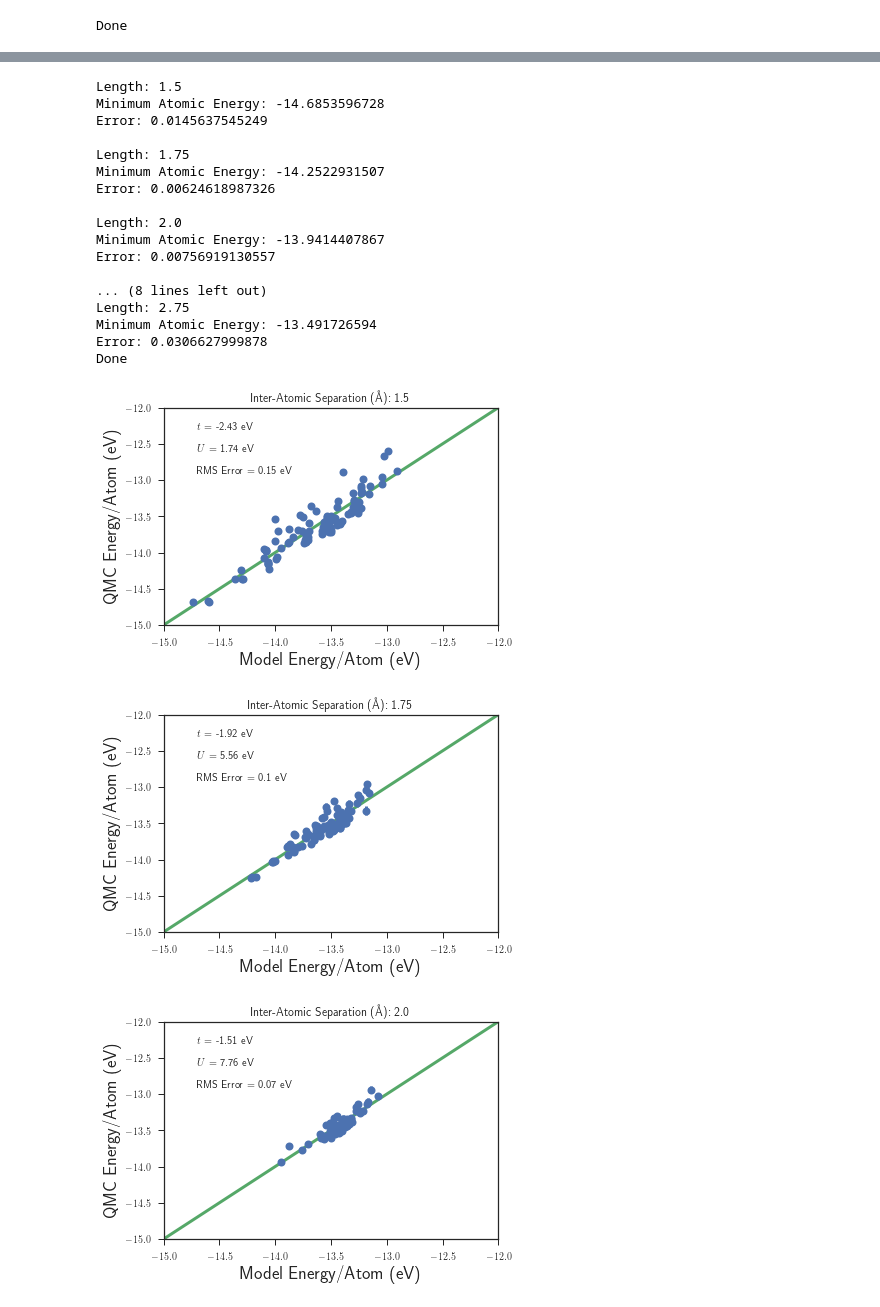
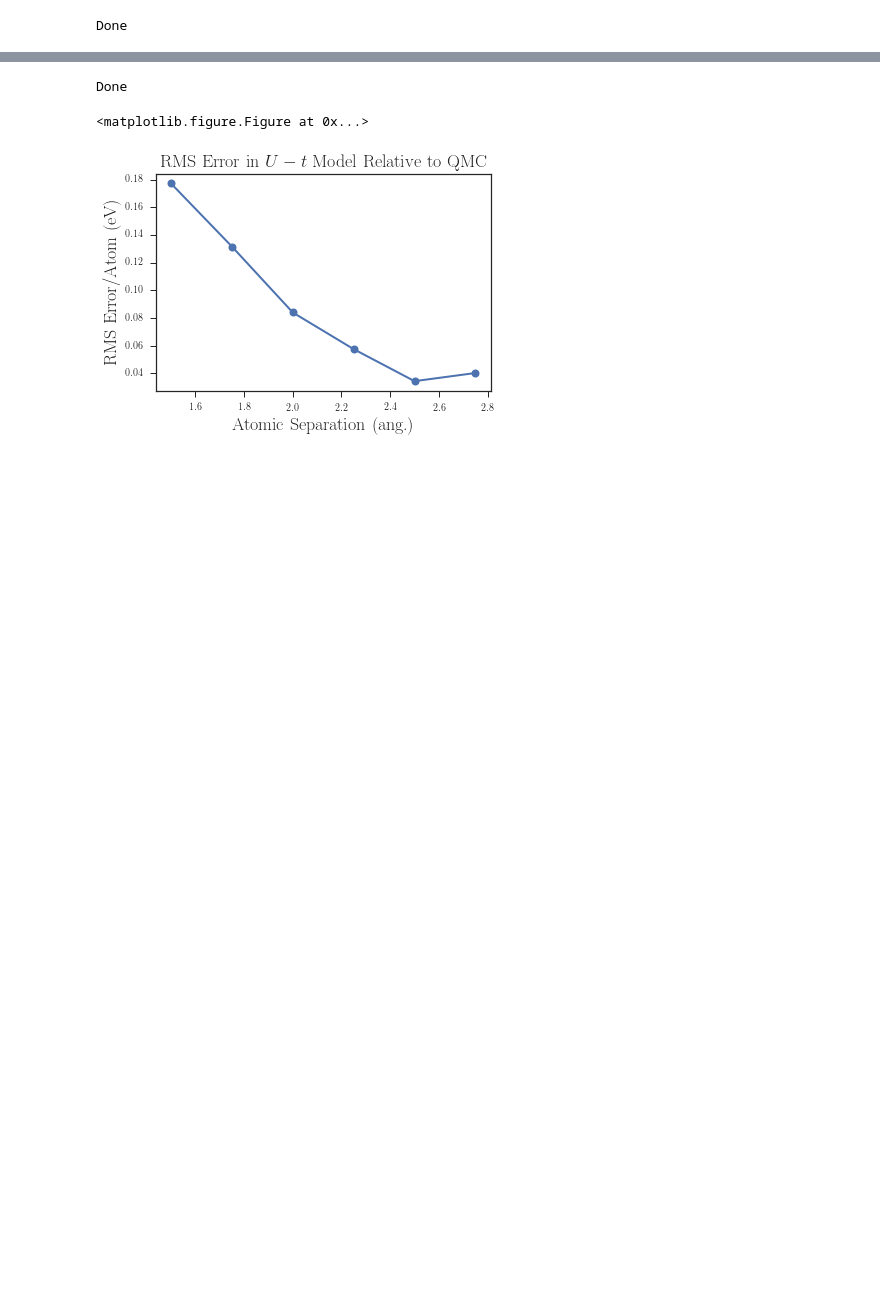
Before and after one commit to hiteshjc/Downfolding, a Jupyter notebook: hchain_data/kiel/h_chain_combine.ipynb, the cells around one changed output, grey strips where cells are left out. Drawn from its saved outputs; the diff is of its cells as text; code cells hidden in the pictures; blank space fills up the shorter version.

Commit message:
Updated Plotting Script

```diff
--- a/hchain_data/kiel/h_chain_combine.ipynb
+++ b/hchain_data/kiel/h_chain_combine.ipynb
@@ -68,8 +68,9 @@ Len=len(dat['atom'])
 dat = dat.reset_index(drop=True)
 
 L=len(dat['energy'])
+#print(dat)
 
-#############################################################################
+###############################################################################
 
 dat.to_csv('H_chain_data.csv')
 dat.to_pickle('H_chain_data.pkl')
@@ -79,8 +80,8 @@ act_num=10
 print('Act. Pop. Cut-Off: '+np.str(act_num-0.5))
 dat=dat[dat['Act. Pop.'] > act_num-0.5]
 dat=dat[dat['Act. Pop.'] < act_num+0.05]
+dat=dat[dat['energy'] > -5.1]
 print(dat)
-
 
 dat.to_csv('H_chain_data.csv')
 
@@ -107,13 +145,13 @@ Done
 # %%
-#Plot DMC energies vs. model energies
+#Plot RMS error vs. bond length
 
+Natom=10
 from scipy.optimize import least_squares
 evc=27.2114
-Natom=10
 func_choice='pbe'
+#lengths=[1, 1.25, 1.5, 1.75, 2.0]
 lengths=[1.5, 1.75, 2.0, 2.25, 2.5, 2.75]
 dat_func=dat[ dat['functional']==func_choice ]
-
 
 def fun(parms, dum_descrip, E):
     nparm=len(parms)
@@ -134,7 +172,6 @@ def mod_energy(fit_parms, dum_descrip):
 
 filemod=''
 parameters=['Constant', 't', 'Us']
-parm_names=['Constant', 't', 'U']
 
 param_hold=[[] for k in range(len(parameters)-1)]
 
@@ -152,87 +189,41 @@ for ln in range(len(lengths)):
     length=lengths[ln]
     dat_func=dat[ dat['Length']==np.str(length) ]
     descrip=np.zeros((len(dat_func['Constant']), len(parameters)))
     for i,p in enumerate(parameters):
         descrip[:,i]=np.array(dat_func[p])
 
     ab_energy=evc*dat_func['energy']
     ab_err=evc*dat_func['error']
 
     res_lin = least_squares(fun, x0, loss='linear', args=(descrip, ab_energy))
     model_energy = mod_energy(res_lin.x, descrip)
 
     resid=ab_energy-model_energy
     resid=np.array(resid)
     rms=np.sqrt(np.sum(resid**2)/len(resid))
 
     lw=0
     fs=18
     ms=8
 
-    plt.errorbar(np.array(model_energy)/Natom, np.array(ab_energy)/Natom, yerr=np.array(ab_err)/Natom, elinewidth=3, linewidth=lw, marker='o', markersize=ms-2, mew=2)
-
-    plt.plot([100*np.min(model_energy), 0], [100*np.min(model_energy), 0], linewidth=lw+3)
-    imin=ab_energy.tolist().index(min(ab_energy.tolist()))
-    print('')
-    print('Length: '+np.str(length))
-    print('Minimum Atomic Energy: '+np.str(np.array(ab_energy)[imin]/Natom))
-    print('Error: '+np.str(np.array(ab_err)[imin]/Natom))
-    plt.xlabel('Model Energy/Atom (eV)', fontsize=fs)
-    plt.ylabel('QMC Energy/Atom (eV)', fontsize=fs)
-    plt.xlim([-150/Natom, -115/Natom])
-    plt.ylim([-150/Natom, -115/Natom])
-
-
-    plt.title('Inter-Atomic Separation (\AA): '+np.str(length))
-
-    round_num=2
-    capy=0.9
-    for k in range(1, len(parameters)):
-        par_name=np.str(parm_names[k])
-        plt.annotate("$"+par_name+"$ = "+np.str(np.round(res_lin.x[k], round_num))+" eV", xy=(0.1,capy), xycoords='axes fraction', fontsize=10.5)
-        capy-=0.1
-
-    plt.annotate("RMS Error = "+np.str(np.round(rms/Natom, round_num))+" eV", xy=(0.1,capy), xycoords='axes fraction', fontsize=10.5)
     rms_hold.append(rms)
 
     for n in range(len(parameters)-1):
       param_hold[n].append(res_lin.x[n+1])
 
-    plt.savefig('H_chain_fit_model_length'+np.str(length)+'_'+np.str(filemod)+'.png', dpi=200, bbox_inches='tight')
-    plt.savefig('H_chain_fit_model_length'+np.str(length)+'_'+np.str(filemod)+'.pdf', bbox_inches='tight')
+c=1
 
-
-c=len(lengths)+1
-if len(parameters)==3:
-  plt.figure(c)
-  c+=1
-  plt.plot(lengths, np.abs(np.array(param_hold[1])/np.array(param_hold[0])), linewidth=lw+2, marker='o', markersize=ms-2, mew=2)
-  plt.xlabel('Atomic Separation (\AA)', fontsize=fs)
-  plt.ylabel('$U$/$t$ Ratio', fontsize=fs)
-#  plt.title(np.str(parameters[2])+'/'+np.str(parameters[1])+' Ratio vs. Atomic Separatic, H10 Chain, PBE', fontsize=fs)
-  plt.savefig(np.str(parameters[2])+np.str(parameters[1])+'_ratio_vs_separation_h_chain.png', dpi=200, bbox_inches='tight')
-  plt.savefig(np.str(parameters[2])+np.str(parameters[1])+'_ratio_vs_separation_h_chain.pdf', bbox_inches='tight')
-
+plt.figure(c)
+c+=1
+plt.plot(lengths, np.array(rms_hold)/Natom, linewidth=lw+2, marker='o', markersize=ms-2, mew=2)
+plt.xlabel('Atomic Separation (ang.)', fontsize=fs)
+plt.ylabel('RMS Error/Atom (eV)', fontsize=fs)
+plt.title('RMS Error in $U-t$ Model Relative to QMC', fontsize=fs)
+plt.savefig('rms_ut_error_vs_separation_h_chain.pdf', bbox_inches='tight')
+plt.savefig('rms_ut_error_vs_separation_h_chain.png', bbox_inches='tight')
 
 print('Done')
 # %% [output]
-Length: 1.5
-Minimum Atomic Energy: -14.6853596728
-Error: 0.0145637545249
-
-Length: 1.75
-Minimum Atomic Energy: -14.2522931507
-Error: 0.00624618987326
-
-Length: 2.0
-Minimum Atomic Energy: -13.9414407867
-Error: 0.00756919130557
-
-... (8 lines left out)
-Length: 2.75
-Minimum Atomic Energy: -13.491726594
-Error: 0.0306627999878
 Done
+<matplotlib.figure.Figure at 0x...>
-[figure, old version]
+[figure, new version]
-[figure, removed]
-[figure, removed]
```
Also changed, not shown: parts of 5 cells of this notebook.
